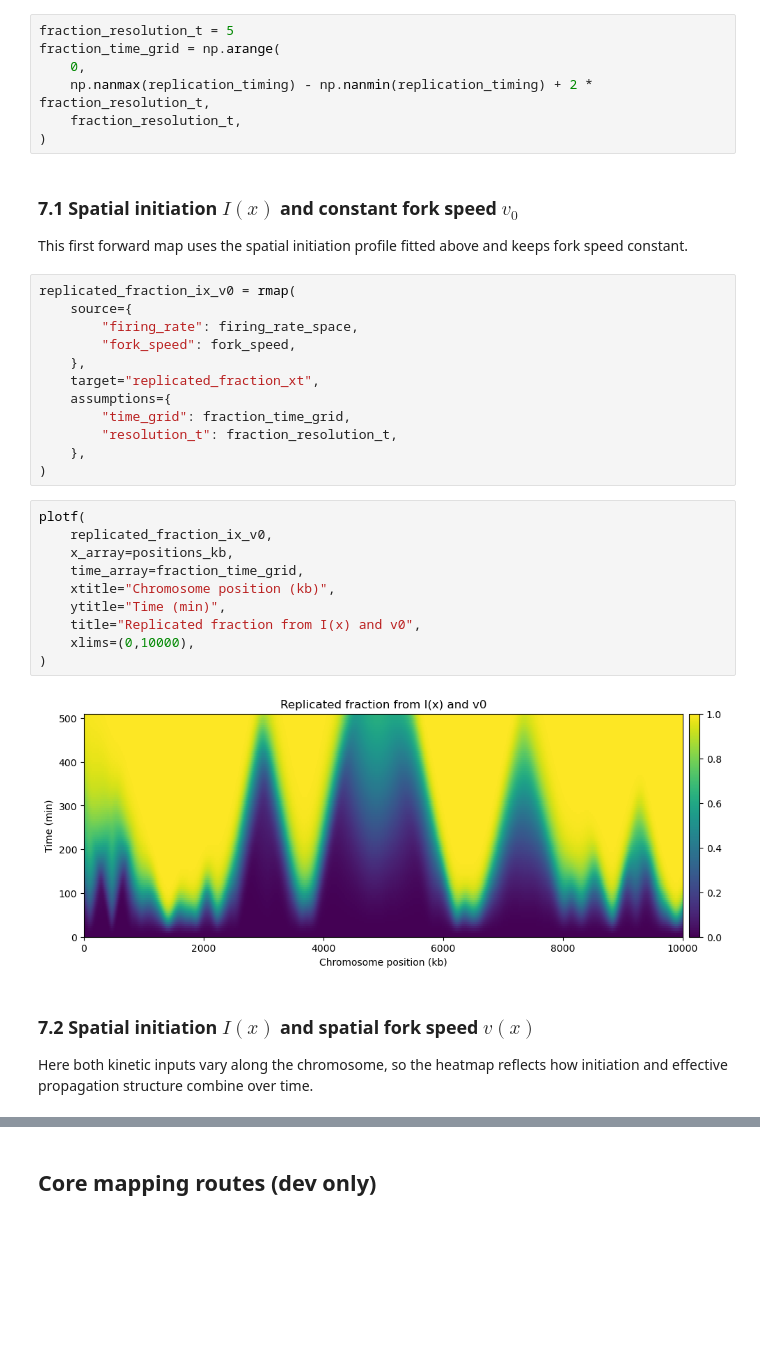
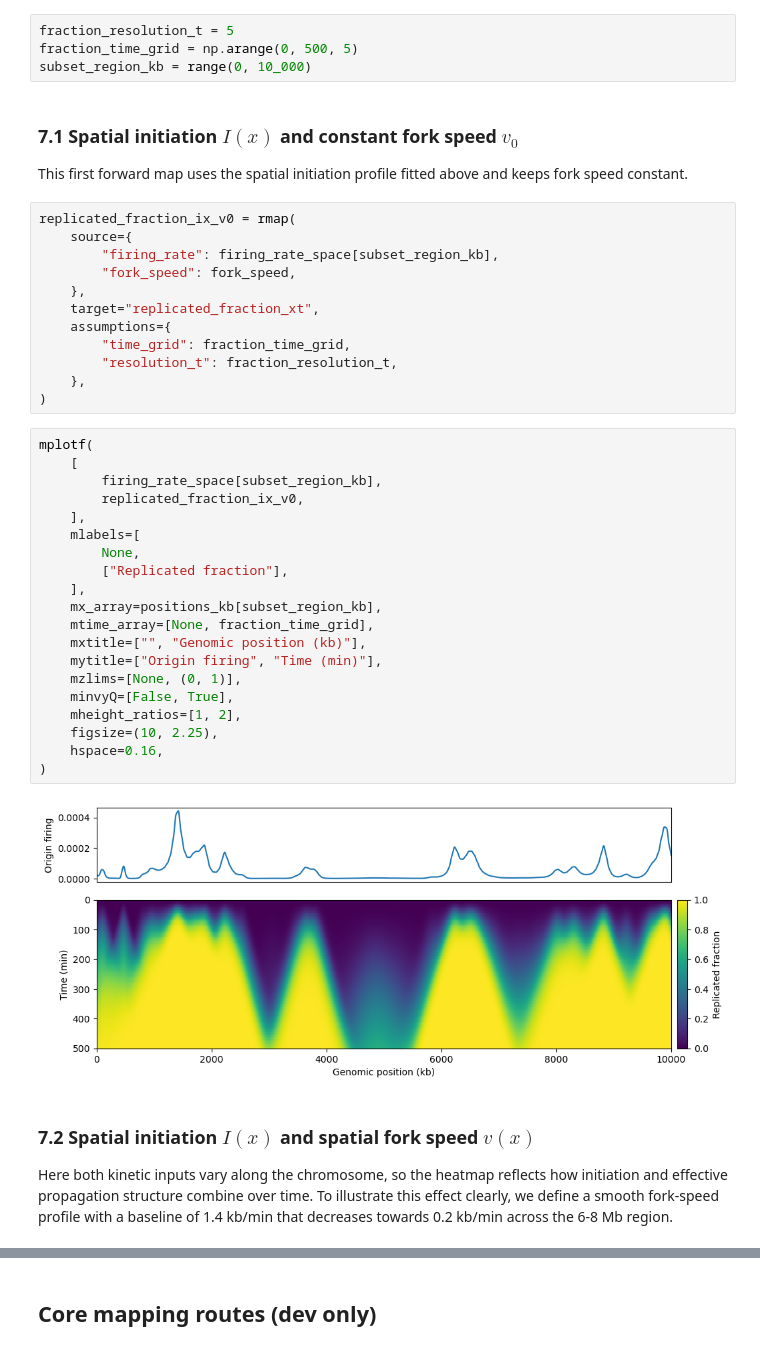
Before and after one commit to fberkemeier/DNAscape, a Jupyter notebook: examples/2-mapping.ipynb, the cells around one changed output, grey strips where cells are left out. Cells and saved outputs as stored; diff of their text form; blank space fills up the shorter version.

```diff
--- a/examples/2-mapping.ipynb
+++ b/examples/2-mapping.ipynb
@@ -781,10 +788,7 @@ In DNAscape, `rmap(..., target="replicated_fraction_xt")` evaluates the light-co
 # %%
 fraction_resolution_t = 5
-fraction_time_grid = np.arange(
-    0,
-    np.nanmax(replication_timing) - np.nanmin(replication_timing) + 2 * fraction_resolution_t,
-    fraction_resolution_t,
-)
+fraction_time_grid = np.arange(0, 500, 5)
+subset_region_kb = range(0, 10_000)
 # %% [markdown]
 ### 7.1 Spatial initiation $I(x)$ and constant fork speed $v_0$
 
@@ -792,7 +796,7 @@ This first forward map uses the spatial initiation profile fitted above and keep
 # %%
 replicated_fraction_ix_v0 = rmap(
     source={
-        "firing_rate": firing_rate_space,
+        "firing_rate": firing_rate_space[subset_region_kb],
         "fork_speed": fork_speed,
     },
     target="replicated_fraction_xt",
@@ -802,18 +806,28 @@ replicated_fraction_ix_v0 = rmap(
     },
 )
 # %%
-plotf(
-    replicated_fraction_ix_v0,
-    x_array=positions_kb,
-    time_array=fraction_time_grid,
-    xtitle="Chromosome position (kb)",
-    ytitle="Time (min)",
-    title="Replicated fraction from I(x) and v0",
-    xlims=(0,10000),
+mplotf(
+    [
+        firing_rate_space[subset_region_kb],
+        replicated_fraction_ix_v0,
+    ],
+    mlabels=[
+        None,
+        ["Replicated fraction"],
+    ],
+    mx_array=positions_kb[subset_region_kb],
+    mtime_array=[None, fraction_time_grid],
+    mxtitle=["", "Genomic position (kb)"],
+    mytitle=["Origin firing", "Time (min)"],
+    mzlims=[None, (0, 1)],
+    minvyQ=[False, True],
+    mheight_ratios=[1, 2],
+    figsize=(10, 2.25),
+    hspace=0.16,
 )
 # %% [output]
-[figure, old version]
+[figure, new version]
 # %% [markdown]
 ### 7.2 Spatial initiation $I(x)$ and spatial fork speed $v(x)$
 
-Here both kinetic inputs vary along the chromosome, so the heatmap reflects how initiation and effective propagation structure combine over time.
+Here both kinetic inputs vary along the chromosome, so the heatmap reflects how initiation and effective propagation structure combine over time. To illustrate this effect clearly, we define a smooth fork-speed profile with a baseline of 1.4 kb/min that decreases towards 0.2 kb/min across the 6-8 Mb region.
```
Also changed, not shown: parts of 74 cells of this notebook, 1 other file.
